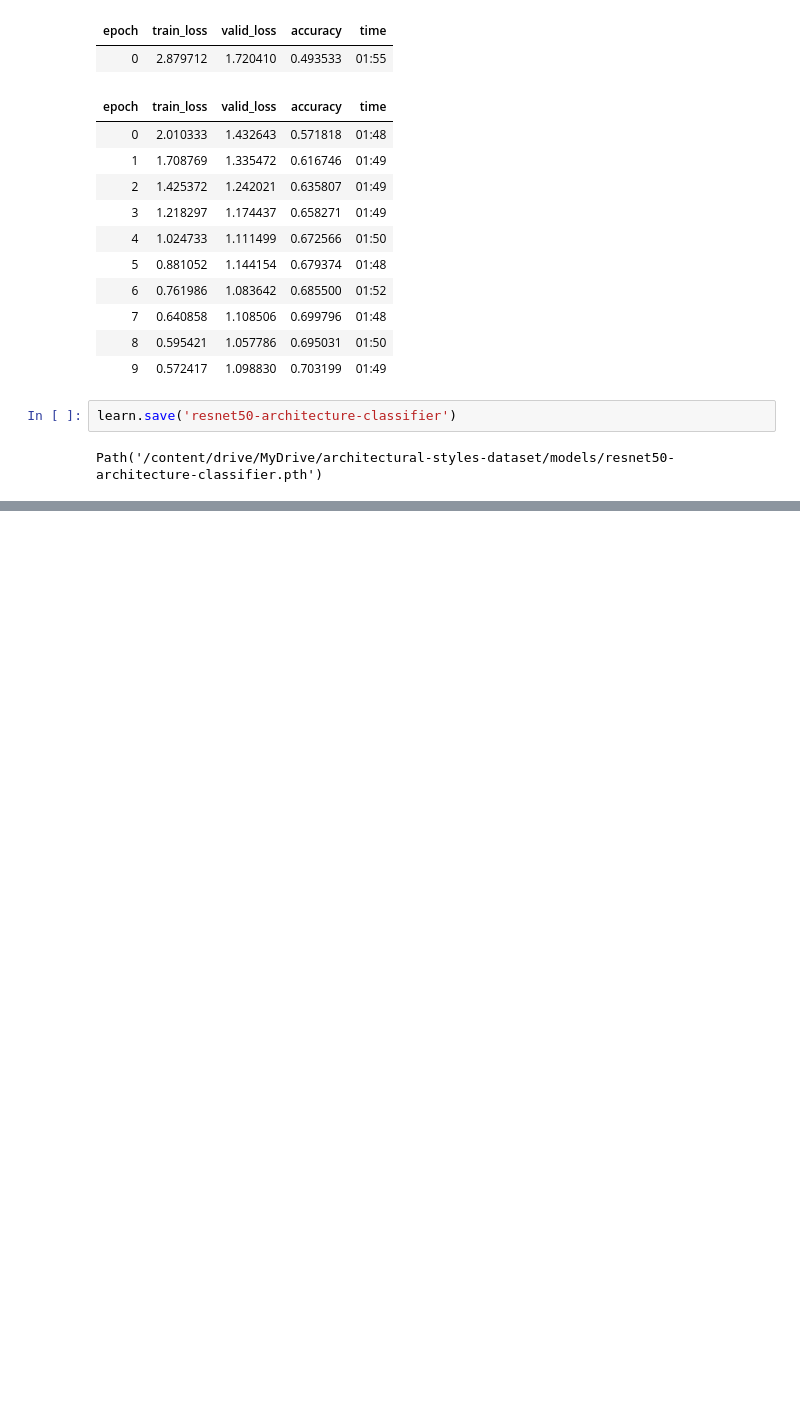
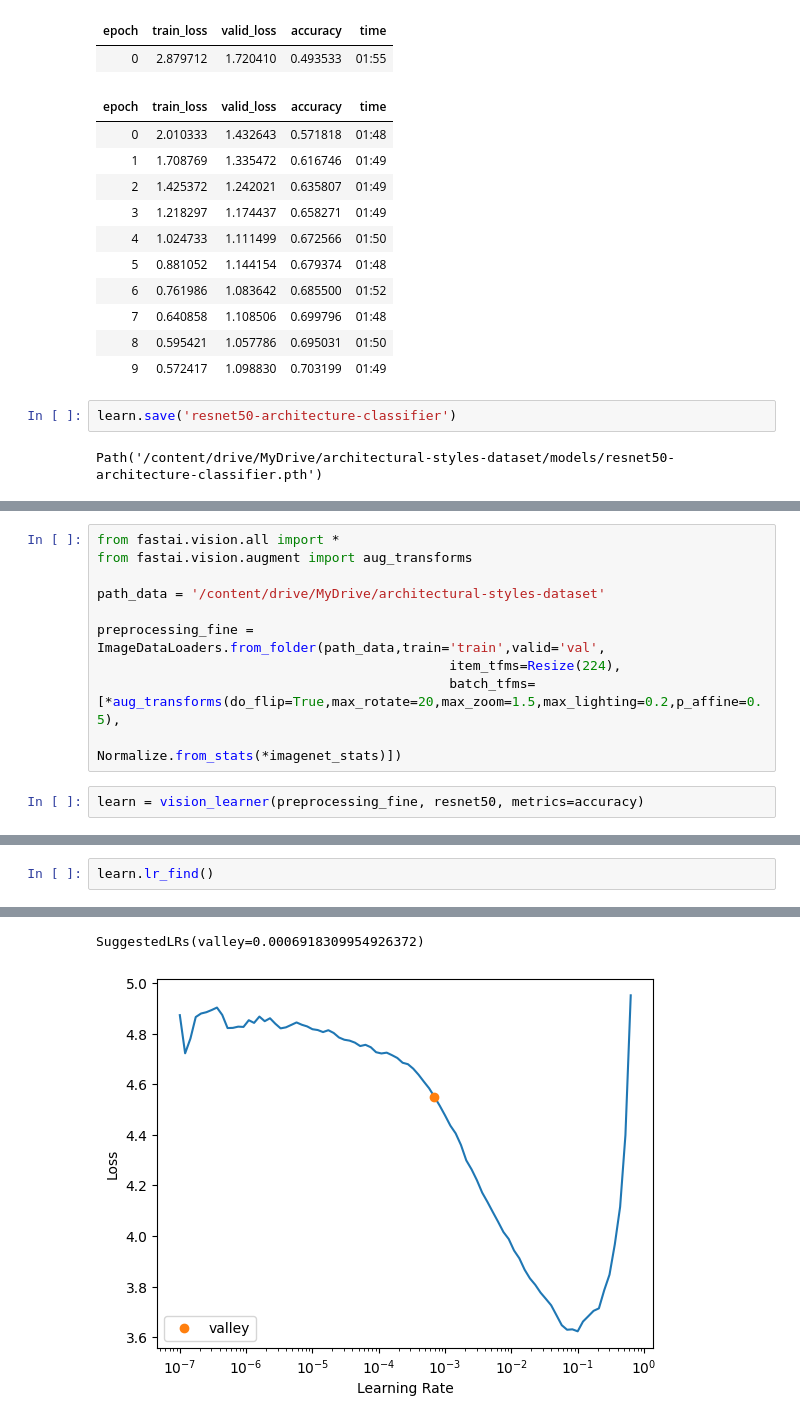
Before and after one commit to lorisduray/archi_project, a Jupyter notebook: notebook/archi_style_CNN.ipynb, the cells around one changed output, grey strips where cells are left out. Drawn from its saved outputs; the diff is of its cells as text; blank space fills up the shorter version.

Commit message:
Fine tune the ResNet50 model

```diff
--- a/notebook/archi_style_CNN.ipynb
+++ b/notebook/archi_style_CNN.ipynb
@@ -687,0 +795,12 @@ Path('/content/drive/MyDrive/architectural-styles-dataset/models/resnet50-archit
+# %%
+from fastai.vision.all import *
+from fastai.vision.augment import aug_transforms
+
+path_data = '/content/drive/MyDrive/architectural-styles-dataset'
+
+preprocessing_fine = ImageDataLoaders.from_folder(path_data,train='train',valid='val',
+                                             item_tfms=Resize(224),
+                                             batch_tfms=[*aug_transforms(do_flip=True,max_rotate=20,max_zoom=1.5,max_lighting=0.2,p_affine=0.5),
+                                                  Normalize.from_stats(*imagenet_stats)])
+# %%
+learn = vision_learner(preprocessing_fine, resnet50, metrics=accuracy)
@@ -687,0 +809,3 @@ Path('/content/drive/MyDrive/architectural-styles-dataset/models/resnet50-archit
+# %%
+learn.lr_find()
+# %% [output]
@@ -687,0 +813,2 @@ Path('/content/drive/MyDrive/architectural-styles-dataset/models/resnet50-archit
+SuggestedLRs(valley=0.0006918309954926372)
+[figure, added]
```
Also changed, not shown: parts of 21 cells of this notebook.
